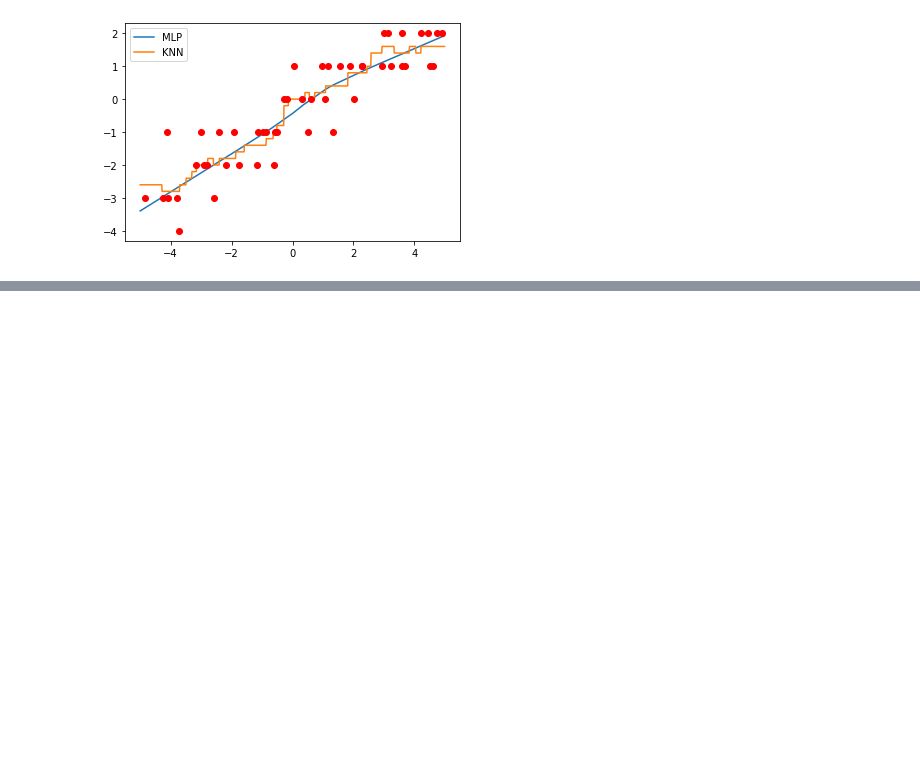
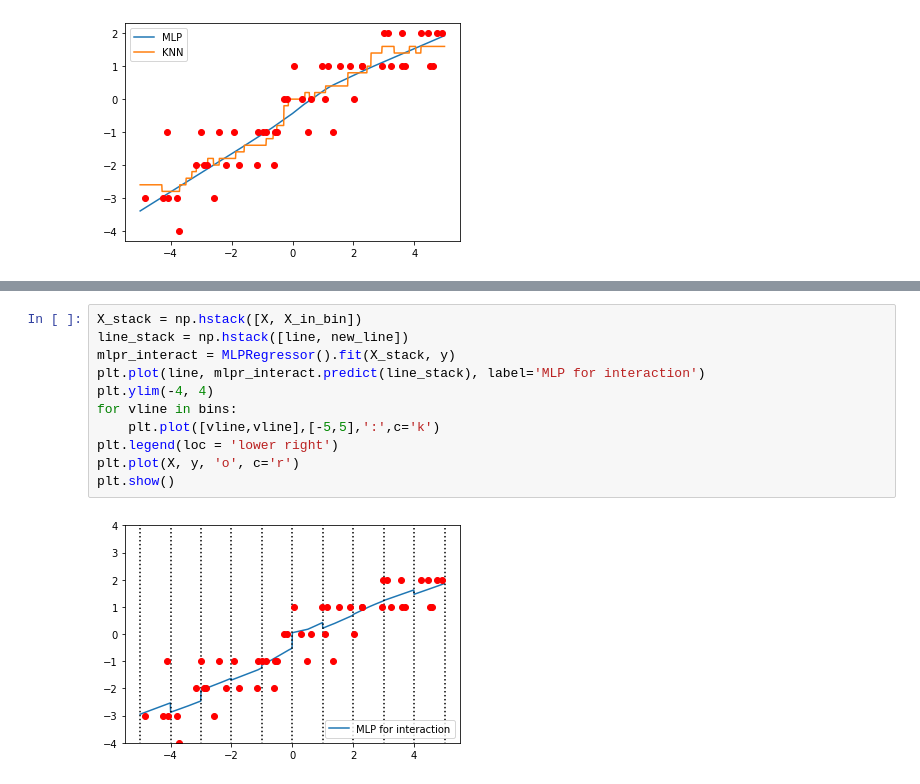
Before and after one commit to OrriO/jupyter_myworkspace, a Jupyter notebook: workspeace/book/深入浅出机器学习/chapter8-15.ipynb, the cells around one changed output, grey strips where cells are left out. Drawn from its saved outputs; the diff is of its cells as text; blank space fills up the shorter version.

```diff
--- a/workspeace/book/深入浅出机器学习/chapter8-15.ipynb
+++ b/workspeace/book/深入浅出机器学习/chapter8-15.ipynb
@@ -334,0 +378,13 @@ plt.show()
+# %%
+X_stack = np.hstack([X, X_in_bin])
+line_stack = np.hstack([line, new_line])
+mlpr_interact = MLPRegressor().fit(X_stack, y)
+plt.plot(line, mlpr_interact.predict(line_stack), label='MLP for interaction')
+plt.ylim(-4, 4)
+for vline in bins:
+    plt.plot([vline,vline],[-5,5],':',c='k')
+plt.legend(loc = 'lower right')
+plt.plot(X, y, 'o', c='r')
+plt.show()
+# %% [output]
+[figure, added]
```
Also changed, not shown: parts of 52 cells of this notebook.
